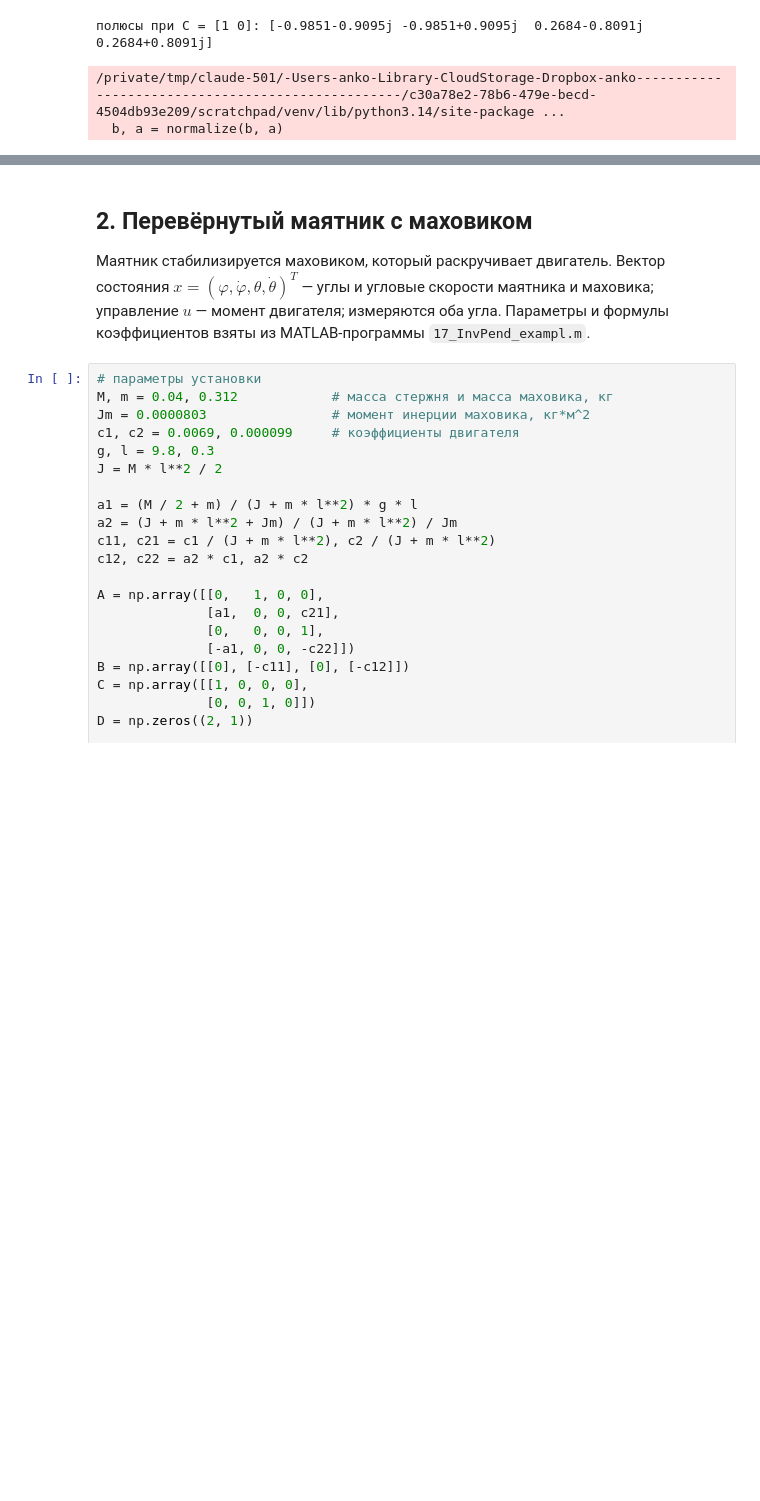
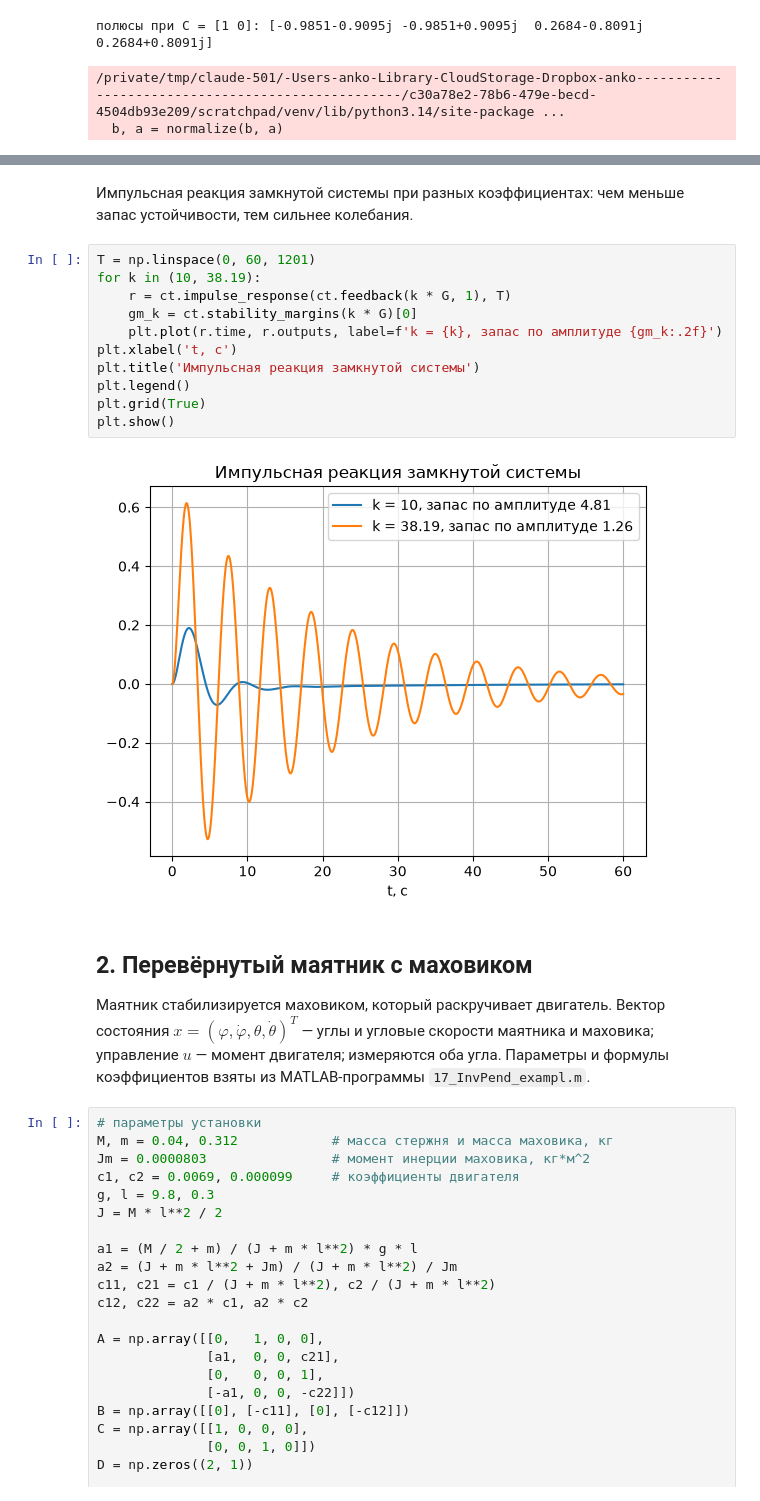
Before and after one commit to ankorm/Curse, a Jupyter notebook: ch06-05-control.ipynb, the cells around one changed output, grey strips where cells are left out. Saved outputs shown, nothing was run; the diff lists cells and outputs as text; blank space fills up the shorter version.

```diff
--- a/lesson-control-4.ipynb
+++ b/ch06-05-control.ipynb
@@ -65,3 +99,18 @@ print('полюсы при C = [1 0]:', np.sort_complex(ct.feedback(G_printed, 3
+# %% [markdown]
+Импульсная реакция замкнутой системы при разных коэффициентах: чем меньше запас устойчивости, тем сильнее колебания.
+# %%
+T = np.linspace(0, 60, 1201)
+for k in (10, 38.19):
+    r = ct.impulse_response(ct.feedback(k * G, 1), T)
+    gm_k = ct.stability_margins(k * G)[0]
+    plt.plot(r.time, r.outputs, label=f'k = {k}, запас по амплитуде {gm_k:.2f}')
+plt.xlabel('t, с')
+plt.title('Импульсная реакция замкнутой системы')
+plt.legend()
+plt.grid(True)
+plt.show()
+# %% [output]
+[figure, added]
 # %% [markdown]
 ## 2. Перевёрнутый маятник с маховиком
 
```
Also changed, not shown: parts of 4 cells of this notebook, 3 other files.
